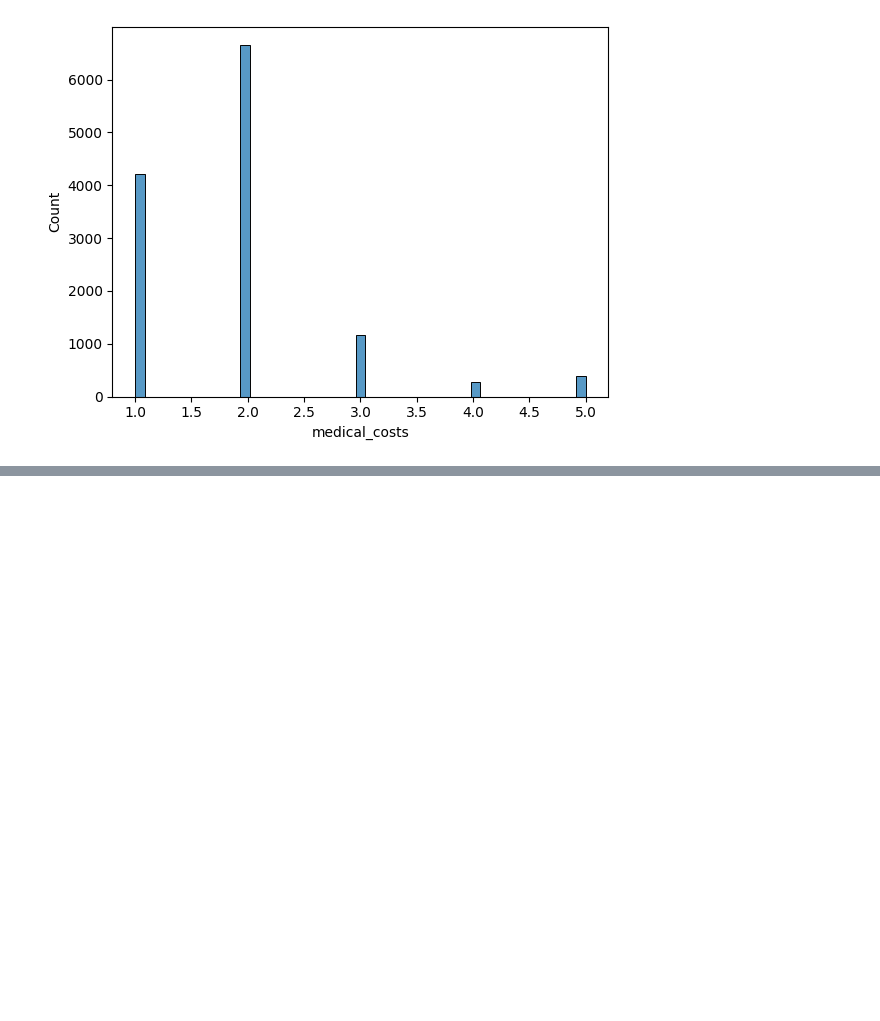
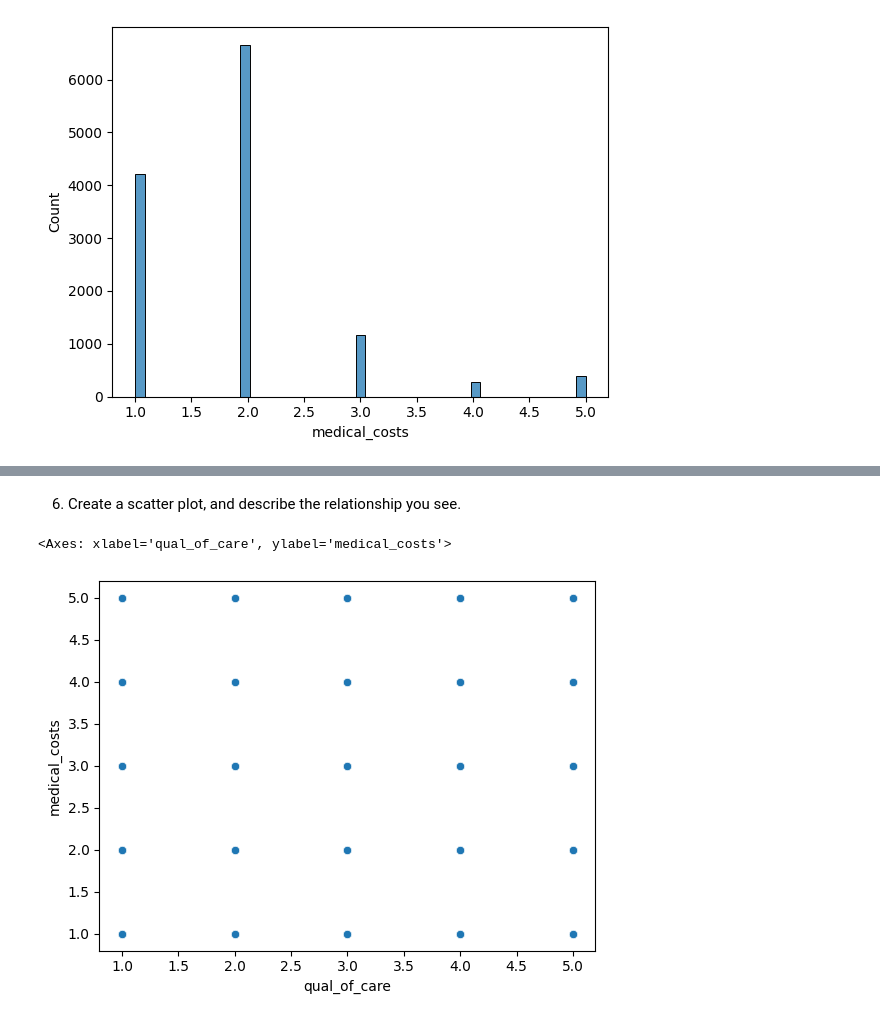
Before and after one commit to ashleyr05/visualization, a Jupyter notebook: assignment/assignment.ipynb, the cells around one changed output, grey strips where cells are left out. Drawn from its saved outputs; the diff is of its cells as text; code cells hidden in the pictures; blank space fills up the shorter version.

```diff
--- a/assignment/assignment.ipynb
+++ b/assignment/assignment.ipynb
@@ -434,0 +442,7 @@ sns.histplot(data=med_df,x='medical_costs') # making histogram for medical_costs
+# %% [markdown]
+6. Create a scatter plot, and describe the relationship you see.
+# %%
+sns.scatterplot(data=med_df,x='qual_of_care',y='medical_costs') # making a scatter plot with medical_costs by qual_of_care
+# %% [output]
+<Axes: xlabel='qual_of_care', ylabel='medical_costs'>
+[figure, added]
```
Also changed, not shown: parts of 2 cells of this notebook.
